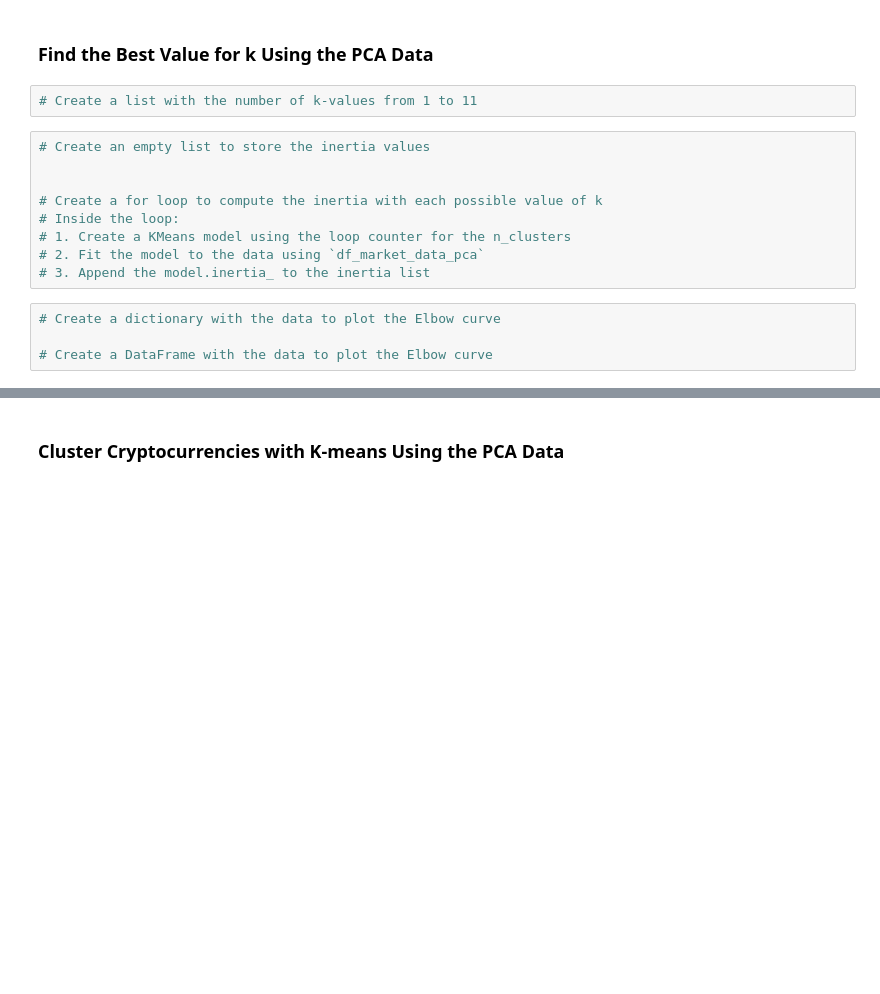
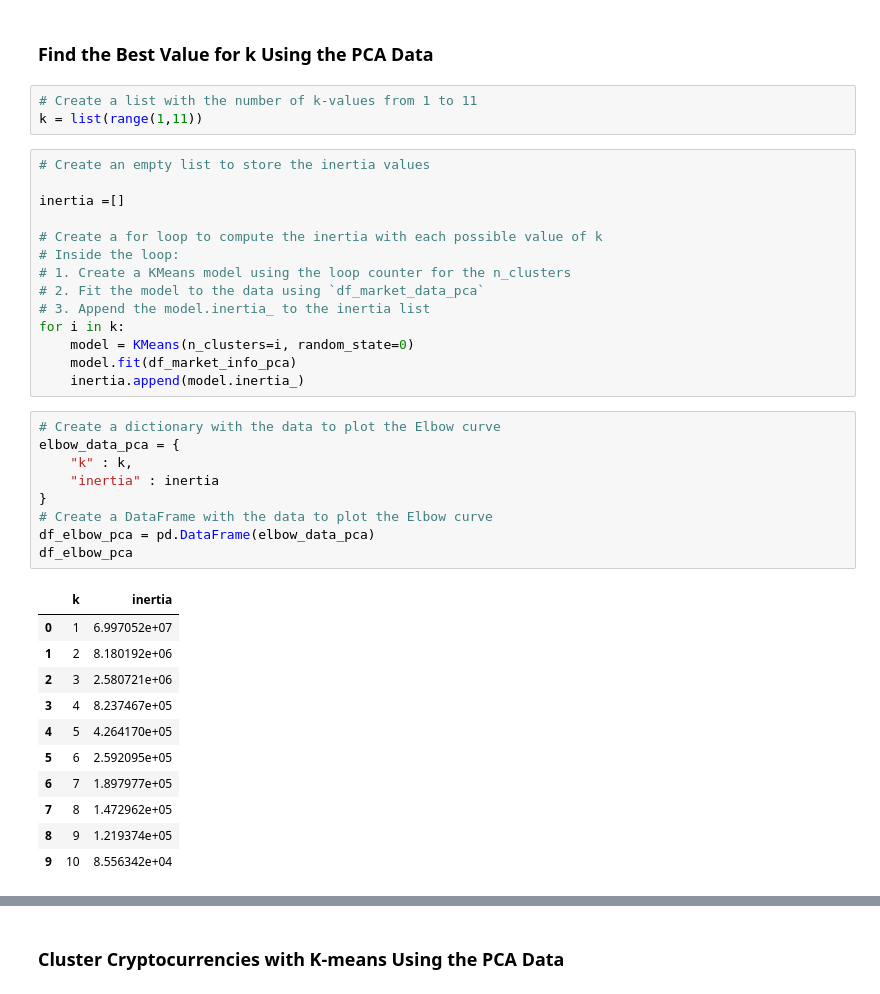
Before and after one commit to micah-trp/CryptoClustering, a Jupyter notebook: Crypto_Clustering_starter_code.ipynb, the cells around one changed output, grey strips where cells are left out. Saved outputs shown, nothing was run; the diff lists cells and outputs as text; blank space fills up the shorter version.

```diff
--- a/Crypto_Clustering_starter_code.ipynb
+++ b/Crypto_Clustering_starter_code.ipynb
@@ -282,19 +323,42 @@ df_market_info_pca.head()
 ### Find the Best Value for k Using the PCA Data
 # %%
 # Create a list with the number of k-values from 1 to 11
+k = list(range(1,11))
 # %%
 # Create an empty list to store the inertia values
 
+inertia =[]
 
 # Create a for loop to compute the inertia with each possible value of k
 # Inside the loop:
 # 1. Create a KMeans model using the loop counter for the n_clusters
 # 2. Fit the model to the data using `df_market_data_pca`
 # 3. Append the model.inertia_ to the inertia list
+for i in k:
+    model = KMeans(n_clusters=i, random_state=0)
+    model.fit(df_market_info_pca)
+    inertia.append(model.inertia_)
 # %%
 # Create a dictionary with the data to plot the Elbow curve
-
+elbow_data_pca = {
+    "k" : k,
+    "inertia" : inertia
+}
 # Create a DataFrame with the data to plot the Elbow curve
+df_elbow_pca = pd.DataFrame(elbow_data_pca)
+df_elbow_pca
+# %% [output]
+|  | k | inertia |
+| 0 | 1 | 6.997052e+07 |
+| 1 | 2 | 8.180192e+06 |
+| 2 | 3 | 2.580721e+06 |
+| 3 | 4 | 8.237467e+05 |
+| 4 | 5 | 4.264170e+05 |
+| 5 | 6 | 2.592095e+05 |
+| 6 | 7 | 1.897977e+05 |
+| 7 | 8 | 1.472962e+05 |
+| 8 | 9 | 1.219374e+05 |
+| 9 | 10 | 8.556342e+04 |
 # %%
 # Plot a line chart with all the inertia values computed with
 # the different values of k to visually identify the optimal value for k.
```
Also changed, not shown: parts of 27 cells of this notebook.
